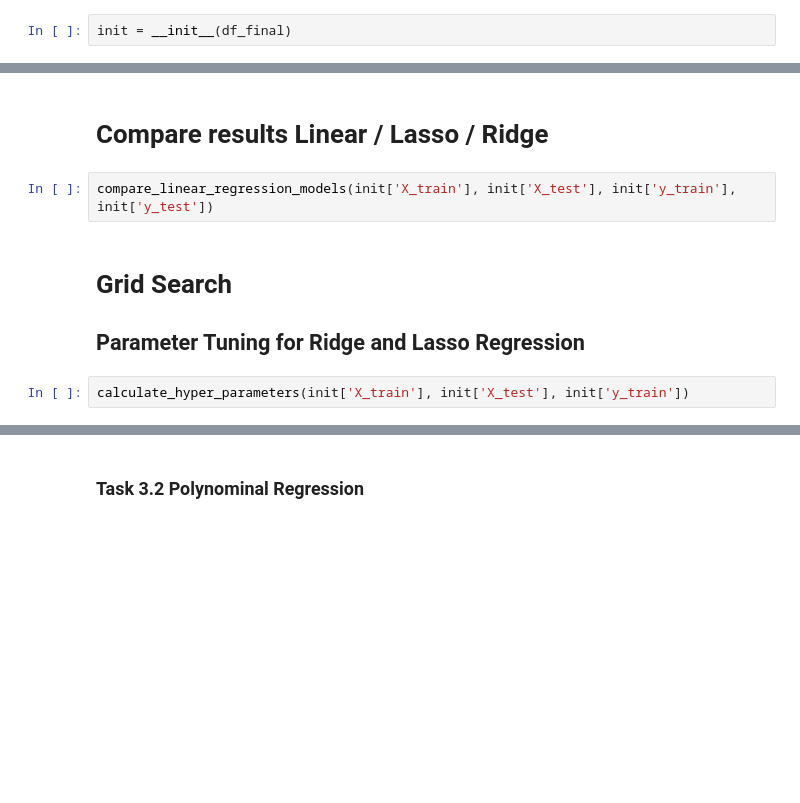
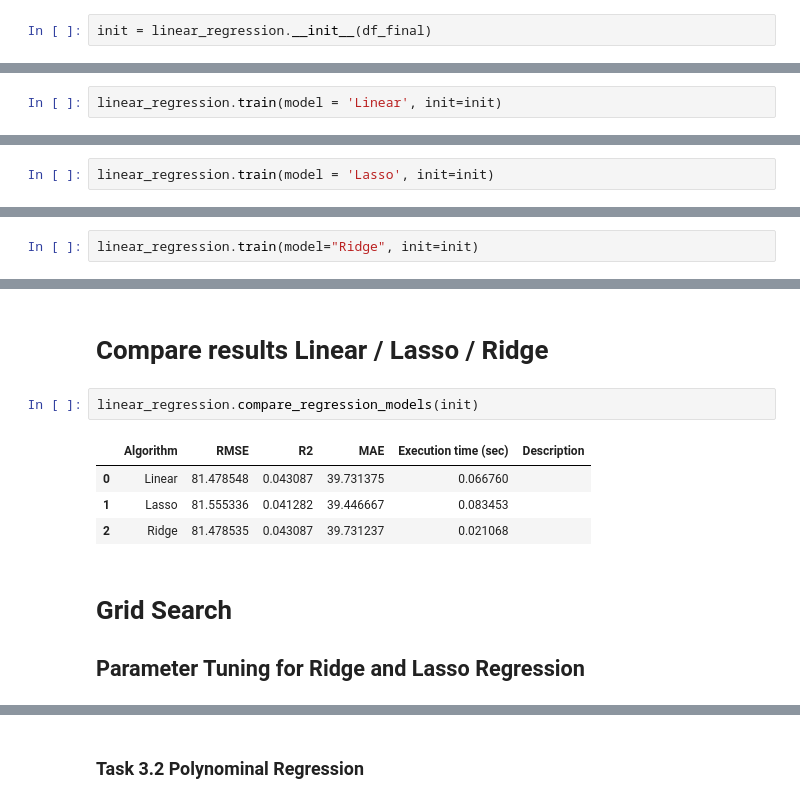
Before and after one commit to ey96/DataScienceBikesharing, a Jupyter notebook: notebooks/Task 3 - Prediction.ipynb, the cells around one changed output, grey strips where cells are left out. Saved outputs shown, nothing was run; the diff lists cells and outputs as text; blank space fills up the shorter version.

Commit message:
- extend linear models

```diff
--- a/notebooks/Task 3 - Prediction.ipynb
+++ b/notebooks/Task 3 - Prediction.ipynb
@@ -163,6 +117,6 @@ plt.show()
 # %% [output]
 [figure]
 # %%
-init = __init__(df_final)
+init = linear_regression.__init__(df_final)
 # %% [markdown]
 # Linear Regression
@@ -180,0 +123,2 @@ MAE: 40.129876738434234
+# %%
+linear_regression.train(model = 'Linear', init=init)
@@ -184,0 +137,2 @@ lasso_regression(init['X_train'], init['X_test'], init['y_train'], init['y_test'
+# %%
+linear_regression.train(model = 'Lasso', init=init)
@@ -188,0 +151,2 @@ ridge_regression(init['X_train'], init['X_test'], init['y_train'], init['y_test'
+# %%
+linear_regression.train(model="Ridge", init=init)
@@ -189,9 +163,12 @@ ridge_regression(init['X_train'], init['X_test'], init['y_train'], init['y_test'
 # %% [markdown]
 # Compare results Linear / Lasso / Ridge
-# %%
-compare_linear_regression_models(init['X_train'], init['X_test'], init['y_train'], init['y_test'])
+# %%
+linear_regression.compare_regression_models(init)
+# %% [output]
+|  | Algorithm | RMSE | R2 | MAE | Execution time (sec) | Description |
+| 0 | Linear | 81.478548 | 0.043087 | 39.731375 | 0.066760 |  |
+| 1 | Lasso | 81.555336 | 0.041282 | 39.446667 | 0.083453 |  |
+| 2 | Ridge | 81.478535 | 0.043087 | 39.731237 | 0.021068 |  |
 # %% [markdown]
 # Grid Search
 ## Parameter Tuning for Ridge and Lasso Regression
-# %%
-calculate_hyper_parameters(init['X_train'], init['X_test'], init['y_train'])
```
Also changed, not shown: parts of 26 cells of this notebook, 4 other files.
